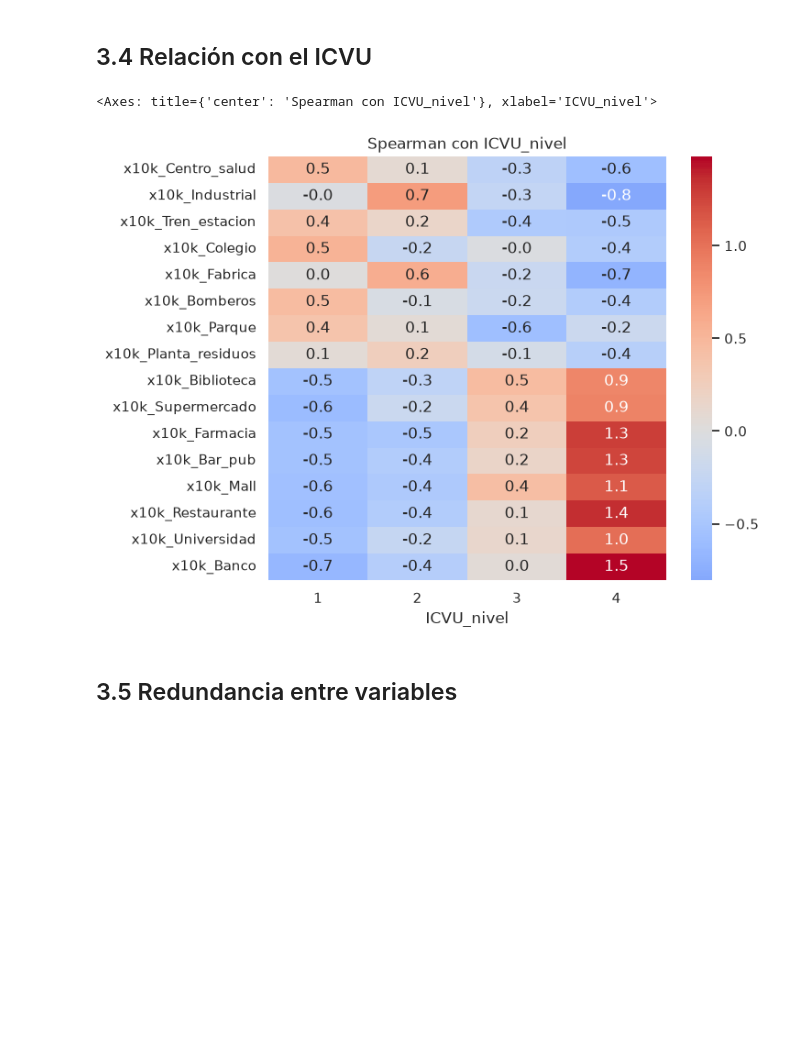
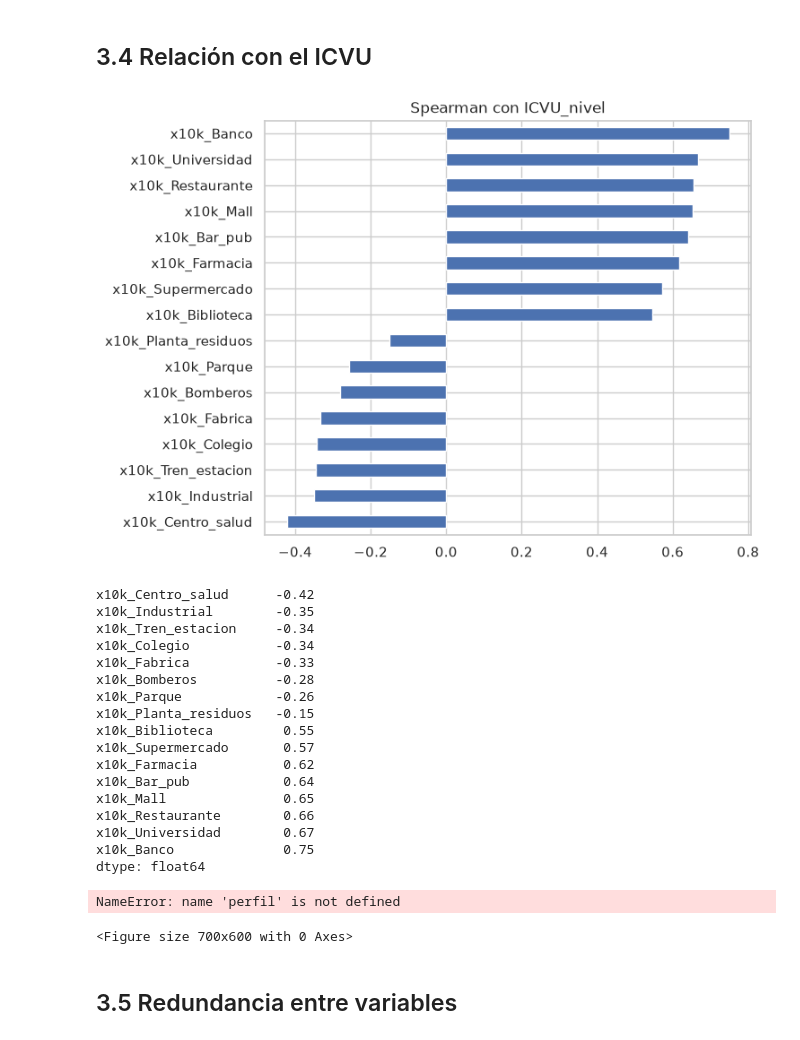
Before and after one commit to Allycathe/DS_Proyecto, a Jupyter notebook: proyecto.ipynb, the cells around one changed output. Saved outputs shown, nothing was run; the diff lists cells and outputs as text; code cells hidden in the pictures; blank space fills up the shorter version.

```diff
--- a/proyecto.ipynb
+++ b/proyecto.ipynb
@@ -753,14 +753,33 @@ print(df.assign(n_atipicas=atipicas).nlargest(8, "n_atipicas")[["comuna", "ICVU_
 # %%
 corr = df[FEATURES].corrwith(df["ICVU_nivel"], method="spearman").sort_values()
 top = pd.concat([corr.head(8), corr.tail(8)])
-top.plot.barh(figsize=(7, 6)); plt.title("Spearman con ICVU_nivel")
+top.plot.barh(figsize=(7, 6)); plt.title("Spearman con ICVU_nivel"); plt.show()
+print(top.round(2))
 
-# Perfil medio por nivel (estandarizado)
-perfil = Z.groupby(df["ICVU_nivel"]).mean().T.loc[top.index]
+plt.figure(figsize=(7, 6))
 sns.heatmap(perfil, cmap="coolwarm", center=0, annot=True, fmt=".1f")
+plt.title("Perfil medio por nivel (z-score, escala log)")
 # %% [output]
+[figure, new version]
-<Axes: title={'center': 'Spearman con ICVU_nivel'}, xlabel='ICVU_nivel'>
+x10k_Centro_salud      -0.42
+x10k_Industrial        -0.35
+x10k_Tren_estacion     -0.34
+x10k_Colegio           -0.34
+x10k_Fabrica           -0.33
+x10k_Bomberos          -0.28
+x10k_Parque            -0.26
+x10k_Planta_residuos   -0.15
+x10k_Biblioteca         0.55
+x10k_Supermercado       0.57
+x10k_Farmacia           0.62
+x10k_Bar_pub            0.64
+x10k_Mall               0.65
+x10k_Restaurante        0.66
+x10k_Universidad        0.67
+x10k_Banco              0.75
+dtype: float64
-[figure, old version]
+NameError: name 'perfil' is not defined
+<Figure size 700x600 with 0 Axes>
 # %% [markdown]
 ## 3.5 Redundancia entre variables
 # %%
```
Also changed, not shown: 6 other files.
